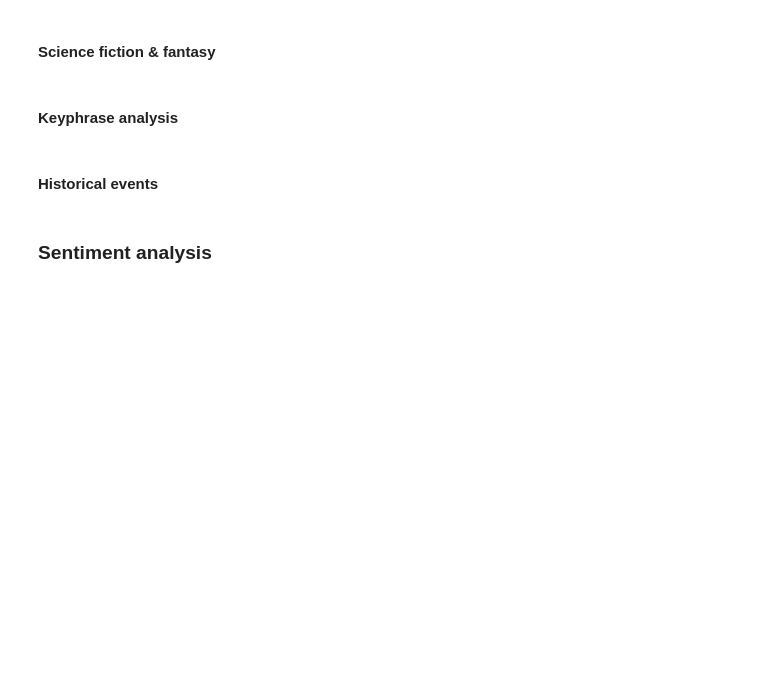
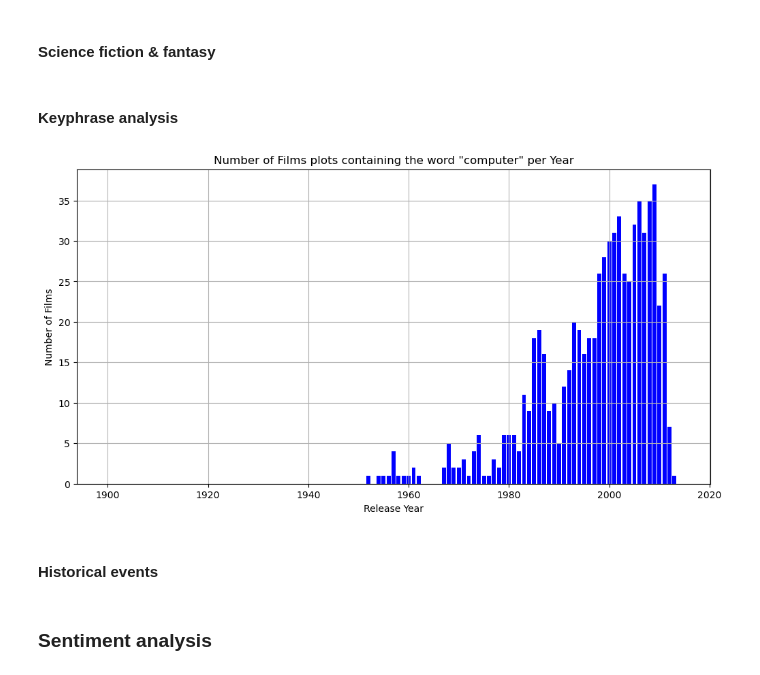
Before and after one commit to epfl-ada/ada-2023-project-adacalypse, a Jupyter notebook: code/P2_notebook.ipynb, the cells around one changed output. Cells and saved outputs as stored; diff of their text form; code cells hidden in the pictures; blank space fills up the shorter version.

```diff
--- a/code/P2_notebook.ipynb
+++ b/code/P2_notebook.ipynb
@@ -330,6 +351,75 @@ plt.show()
 #### Science fiction & fantasy <a class="anchor" id="fourth_a1"></a>
 # %% [markdown]
 #### Keyphrase analysis <a class="anchor" id="fourth_a2"></a>
+# %%
+# Copy the movie dataframe already created and convert dates into years as integers.
+
+movies_df = movie_metadata.copy()
+movies_df['movie_release_date'] = movie_metadata['movie_release_date'].apply(lambda x : x.year)
+movies_df['movie_release_date'] = movies_df['movie_release_date'].fillna(0).astype(int)
+
+# Read the plot summaries from the text file
+with open(DATAFOLDER + 'plot_summaries.txt', 'r', encoding='utf-8') as file:
+    lines = file.readlines()
+# %%
+# Extract movie IDs and plot summaries and put them in separate lists.
+movie_ids = []
+plot_summaries = []
+
+for line in lines:
+    parts = line.split('\t')
+    if len(parts) == 2:
+        movie_id, summary = parts
+        movie_ids.append(int(movie_id))
+        plot_summaries.append(summary)
+
+# Tokenize and preprocess the plot summaries
+tokenized_summaries = []
+for summary in plot_summaries:
+    tokens = word_tokenize(summary)
+    tokens = [word.lower() for word in tokens if word.isalpha()]
+    tokens = [word for word in tokens if word not in stop_words]
+    tokenized_summaries.extend(tokens)
+
+# Define a list of technology-related keywords (to be modified at our convenience)
+technology_keywords = ["computer", "computers","Computer", "Computers"]
+
+# Create a dictionary to store film years based on movie IDs, with IDs as keys and movie plot summaries as values
+
+film_years = {}
+for index, row in movies_df.iterrows():
+    film_years[row['movie_wikipedia_id']] = row['movie_release_date']
+
+# Initialize a dictionary to store the film counts per year
+
+film_counts_by_year = {year: 0 for year in range(1900, 2015)}
+
+# Count the occurrence of technology-related keywords
+technology_word_counts = Counter(word for word in tokenized_summaries if word in technology_keywords)
+
+# Determine for which years films contain technology-related words and fill film_counts_by_year
+for movie_id in movie_ids:
+    if movie_id in film_years:
+        year = int(film_years[movie_id])
+        if year in film_counts_by_year:
+            summary = plot_summaries[movie_ids.index(movie_id)]
+            if any(keyword in summary for keyword in technology_keywords):
+                film_counts_by_year[year] += 1
+
+# Create a list of years and corresponding film counts
+years = list(film_counts_by_year.keys())
+film_counts = list(film_counts_by_year.values())
+
+# Plot the number of films containing technology-related words per year
+plt.figure(figsize=(12, 6))
+plt.bar(years, film_counts, color='b')
+plt.title('Number of Films plots containing the word "computer" per Year')
+plt.xlabel('Release Year')
+plt.ylabel('Number of Films')
+plt.grid(True)
+plt.show()
+# %% [output]
+[figure, added]
 # %% [markdown]
 #### Historical events <a class="anchor" id="fourth_a3"></a>
 # %% [markdown]
```
Also changed, not shown: parts of 2 cells of this notebook.
